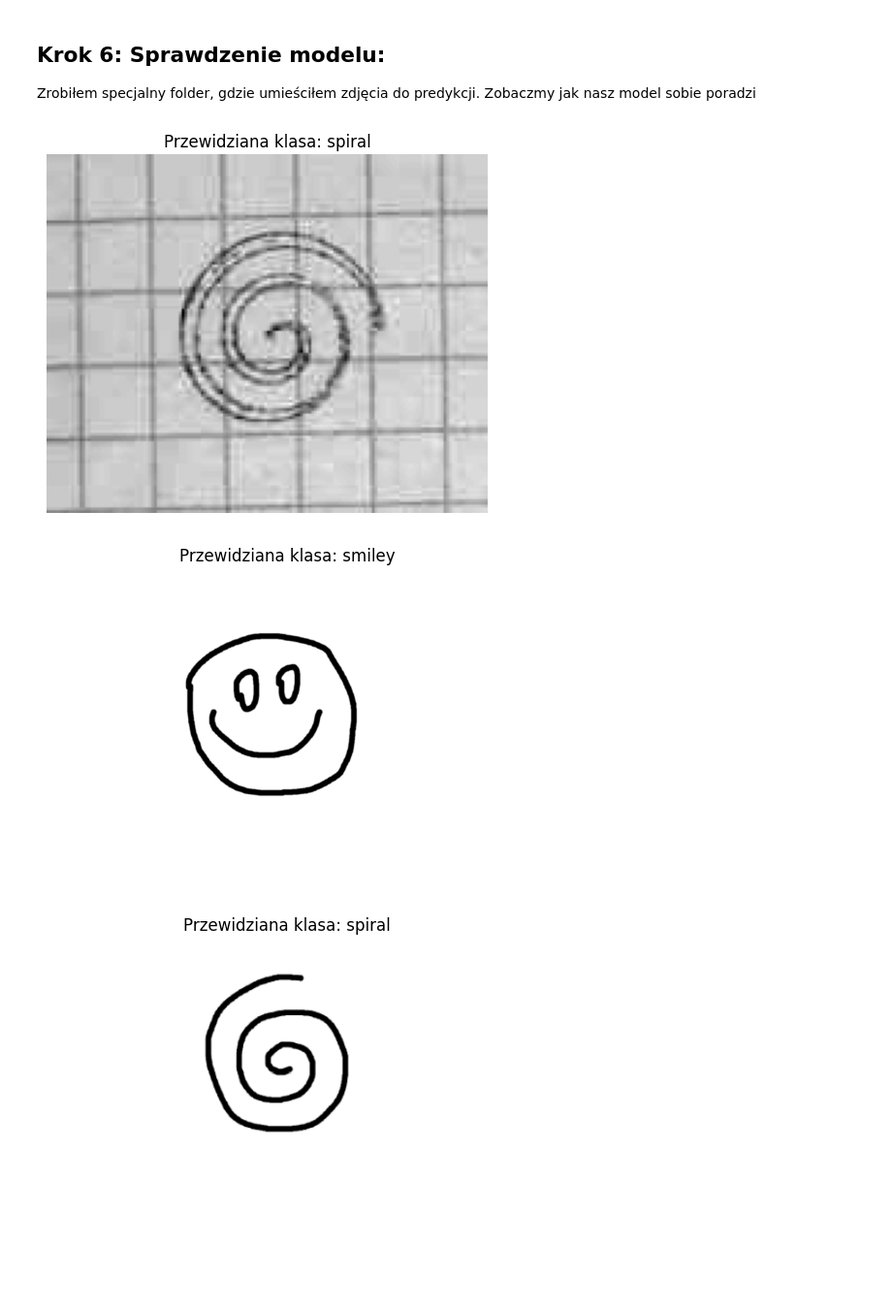
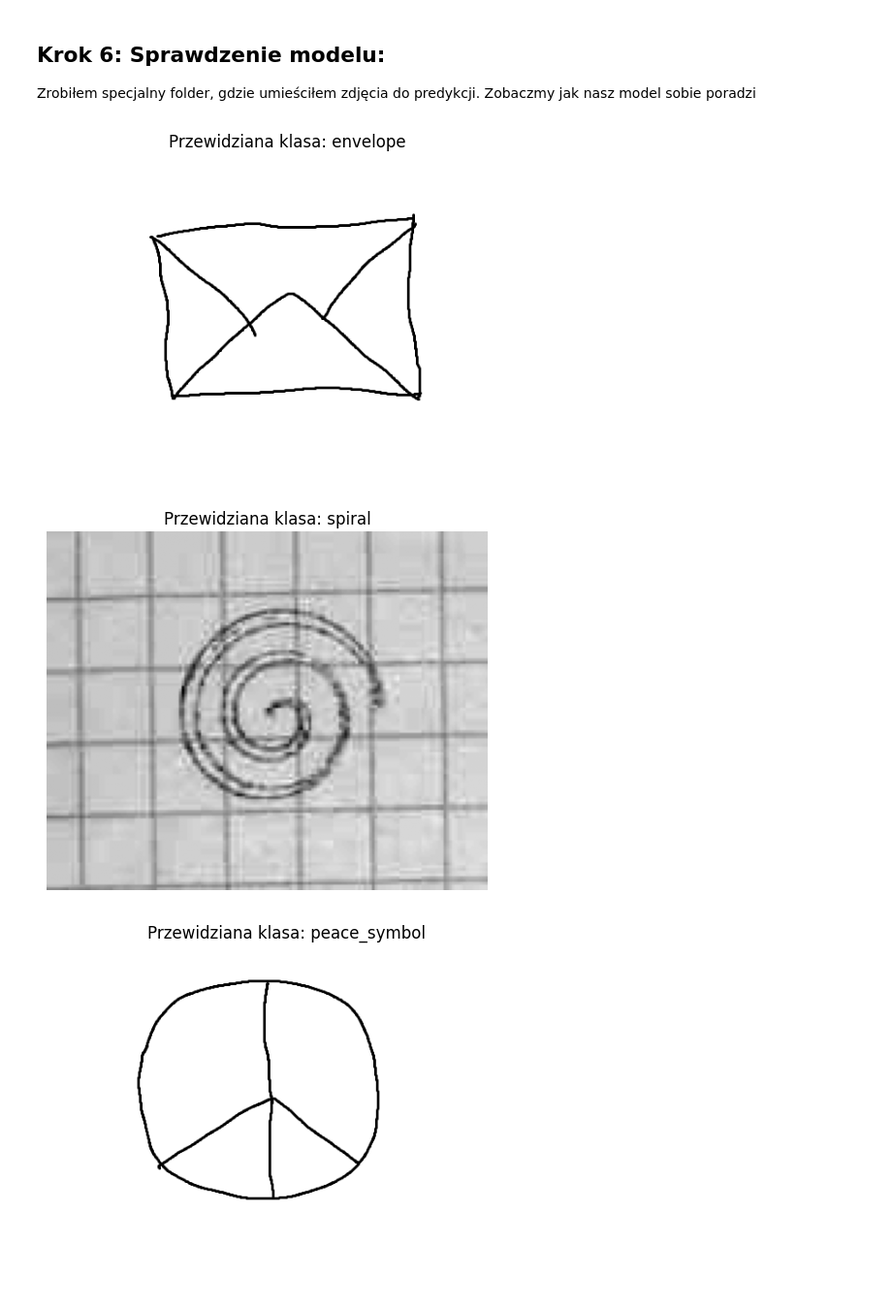
Before and after one commit to Piotr-Wojdas/Solvro-rekrutacja, a Jupyter notebook: model - prezentacja.ipynb, the cells around one changed output. Shown at 97% size. Cells and saved outputs as stored; diff of their text form; code cells hidden in the pictures; blank space fills up the shorter version.

```diff
--- a/model - prezentacja.ipynb
+++ b/model - prezentacja.ipynb
@@ -475,7 +471,7 @@ Ostateczna dokładność na zbiorze, który nie brał udziału w uczeniu wynosi
 Zrobiłem specjalny folder, gdzie umieściłem zdjęcia do predykcji. Zobaczmy jak nasz model sobie poradzi
 # %%
 # Ścieżki
-model_path = "temp_model.pth"   # zapisałem sobie jeden z lepszych modeli jaki narazie wyszedł, best_model.pth to model najnowszy do testowania i poprawiania
+model_path = "THE_BEST_model.pth"   # zapisałem sobie jeden z lepszych modeli jaki narazie wyszedł, best_model.pth to model najnowszy do testowania i poprawiania
 new_images_dir = "new_images"
 
 # Transformacje
@@ -500,33 +496,33 @@ def classify_and_display_images(images_dir, model_path):
     model = SimpleCNN(num_classes=num_classes).to(device)
     model.load_state_dict(torch.load(model_path, map_location=device))
     model.eval()
 
     image_files = [f for f in os.listdir(images_dir) if f.lower().endswith(('.png', '.jpg', '.jpeg'))]
 
     for image_name in image_files:
         image_path = os.path.join(images_dir, image_name)
 
         # Otwieranie i transformacja obrazu
         img_for_display = Image.open(image_path)
         img_for_model = img_for_display.convert("L")
         transformed_img = transform(img_for_model)
         image_batch = transformed_img.unsqueeze(0).to(device)
 
         # Predykcja
         with torch.no_grad():
             output = model(image_batch)
             _, predicted_idx = torch.max(output, 1)
             predicted_class = class_names[predicted_idx.item()]
 
         # Wyświetlanie wyniku
         plt.figure()
         plt.imshow(img_for_display,cmap='gray')
         plt.title(f"Przewidziana klasa: {predicted_class}")
         plt.axis('off')
         plt.show()
 
 classify_and_display_images(new_images_dir, model_path)
 # %% [output]
-[figure, old version]
+[figure, new version]
-[figure, old version]
+[figure, new version]
-[figure, old version]
+[figure, new version]
```
Also changed, not shown: parts of 5 cells of this notebook, 14 other files.
